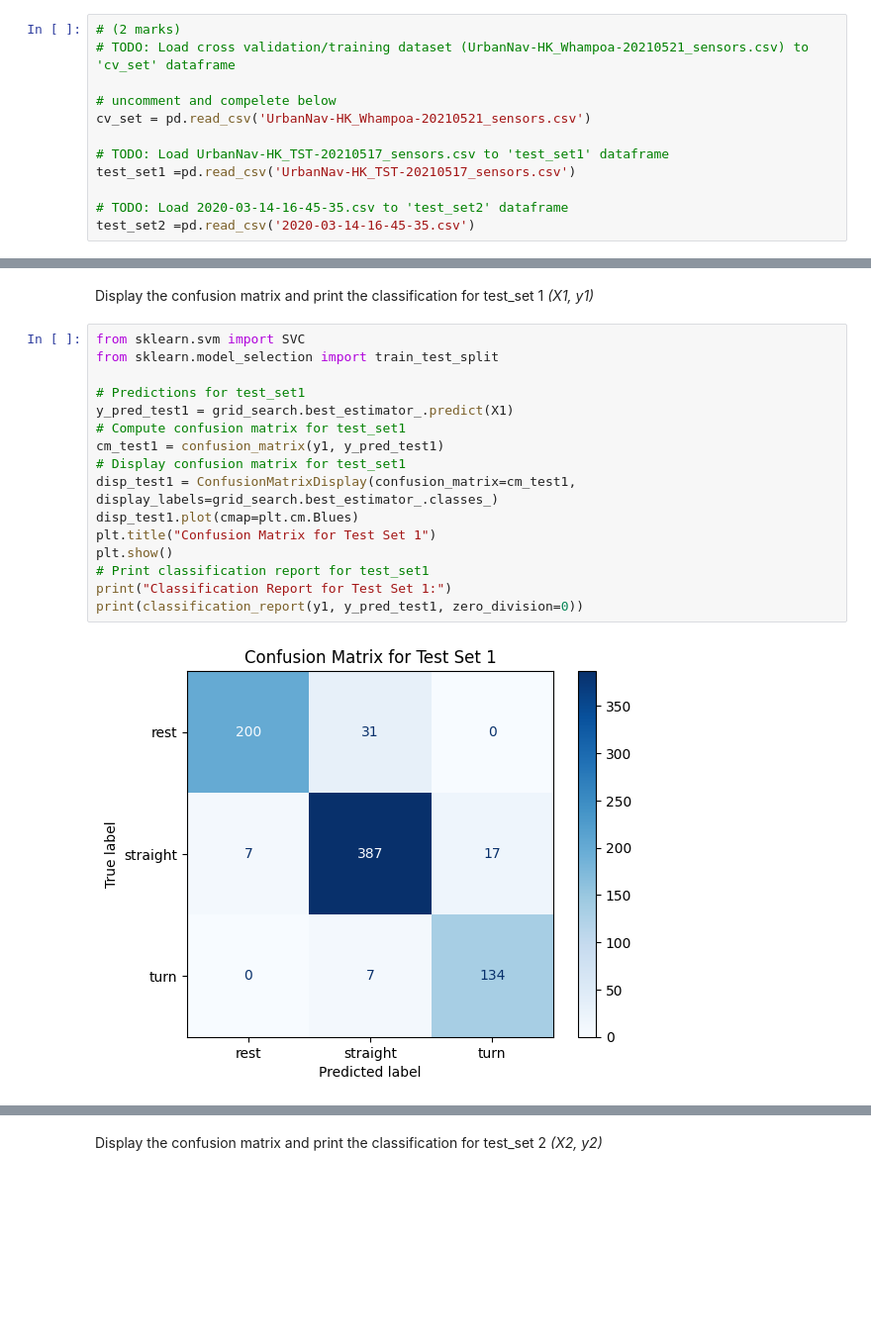
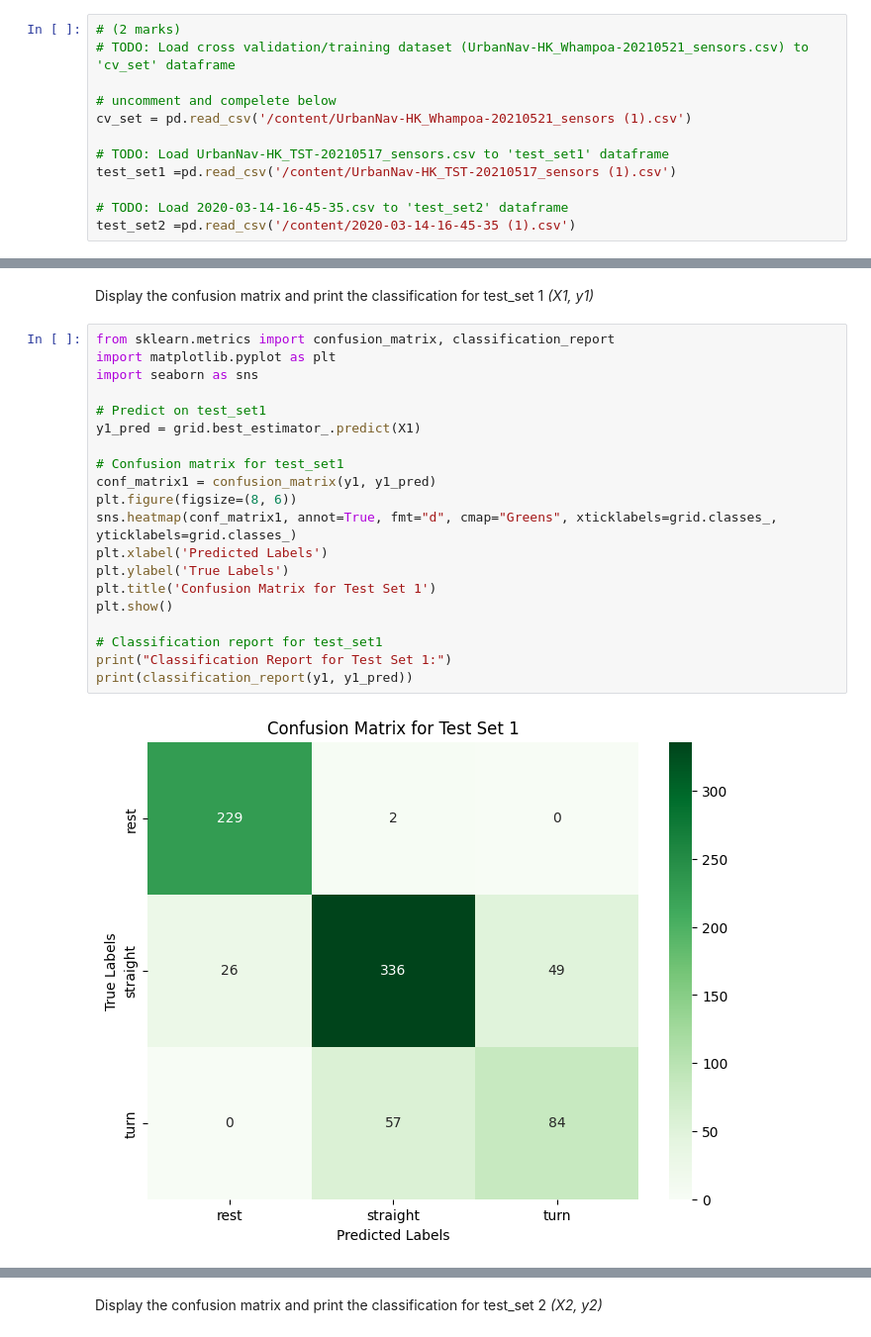
Before and after one commit to dhruvvyas0725/engg680_2024_fall, a Jupyter notebook: Lab Assignment 4/Assignment_4.ipynb, the cells around one changed output, grey strips where cells are left out. Shown at 99% size. Saved outputs shown, nothing was run; the diff lists cells and outputs as text; blank space fills up the shorter version.

```diff
--- a/Lab Assignment 4/Assignment_4.ipynb
+++ b/Lab Assignment 4/Assignment_4.ipynb
@@ -35,13 +35,13 @@ First load the following datasets into dataframes.
 # TODO: Load cross validation/training dataset (UrbanNav-HK_Whampoa-20210521_sensors.csv) to 'cv_set' dataframe
 
 # uncomment and compelete below
-cv_set = pd.read_csv('UrbanNav-HK_Whampoa-20210521_sensors.csv')
+cv_set = pd.read_csv('/content/UrbanNav-HK_Whampoa-20210521_sensors (1).csv')
 
 # TODO: Load UrbanNav-HK_TST-20210517_sensors.csv to 'test_set1' dataframe
-test_set1 =pd.read_csv('UrbanNav-HK_TST-20210517_sensors.csv')
+test_set1 =pd.read_csv('/content/UrbanNav-HK_TST-20210517_sensors (1).csv')
 
 # TODO: Load 2020-03-14-16-45-35.csv to 'test_set2' dataframe
-test_set2 =pd.read_csv('2020-03-14-16-45-35.csv')
+test_set2 =pd.read_csv('/content/2020-03-14-16-45-35 (1).csv')
 # %% [markdown]
 For the *cv_set*, look at the dataframe head and info, and print the list of all columns. The *test_set1* and *test_set2* have the same schema as *cv_set*, however, have different number of rows (samples).
 # %%
@@ -664,23 +652,27 @@ Test Set 2 Accuracy: 0.25
 # %% [markdown]
 Display the confusion matrix and print the classification for test_set 1 *(X1, y1)*
 # %%
-from sklearn.svm import SVC
-from sklearn.model_selection import train_test_split
+from sklearn.metrics import confusion_matrix, classification_report
+import matplotlib.pyplot as plt
+import seaborn as sns
 
-# Predictions for test_set1
-y_pred_test1 = grid_search.best_estimator_.predict(X1)
-# Compute confusion matrix for test_set1
-cm_test1 = confusion_matrix(y1, y_pred_test1)
-# Display confusion matrix for test_set1
-disp_test1 = ConfusionMatrixDisplay(confusion_matrix=cm_test1, display_labels=grid_search.best_estimator_.classes_)
-disp_test1.plot(cmap=plt.cm.Blues)
-plt.title("Confusion Matrix for Test Set 1")
+# Predict on test_set1
+y1_pred = grid.best_estimator_.predict(X1)
+
+# Confusion matrix for test_set1
+conf_matrix1 = confusion_matrix(y1, y1_pred)
+plt.figure(figsize=(8, 6))
+sns.heatmap(conf_matrix1, annot=True, fmt="d", cmap="Greens", xticklabels=grid.classes_, yticklabels=grid.classes_)
+plt.xlabel('Predicted Labels')
+plt.ylabel('True Labels')
+plt.title('Confusion Matrix for Test Set 1')
 plt.show()
-# Print classification report for test_set1
+
+# Classification report for test_set1
 print("Classification Report for Test Set 1:")
-print(classification_report(y1, y_pred_test1, zero_division=0))
+print(classification_report(y1, y1_pred))
 # %% [output]
-[figure, old version]
+[figure, new version]
 Classification Report for Test Set 1:
               precision    recall  f1-score   support
 
```
Also changed, not shown: parts of 41 cells of this notebook.
